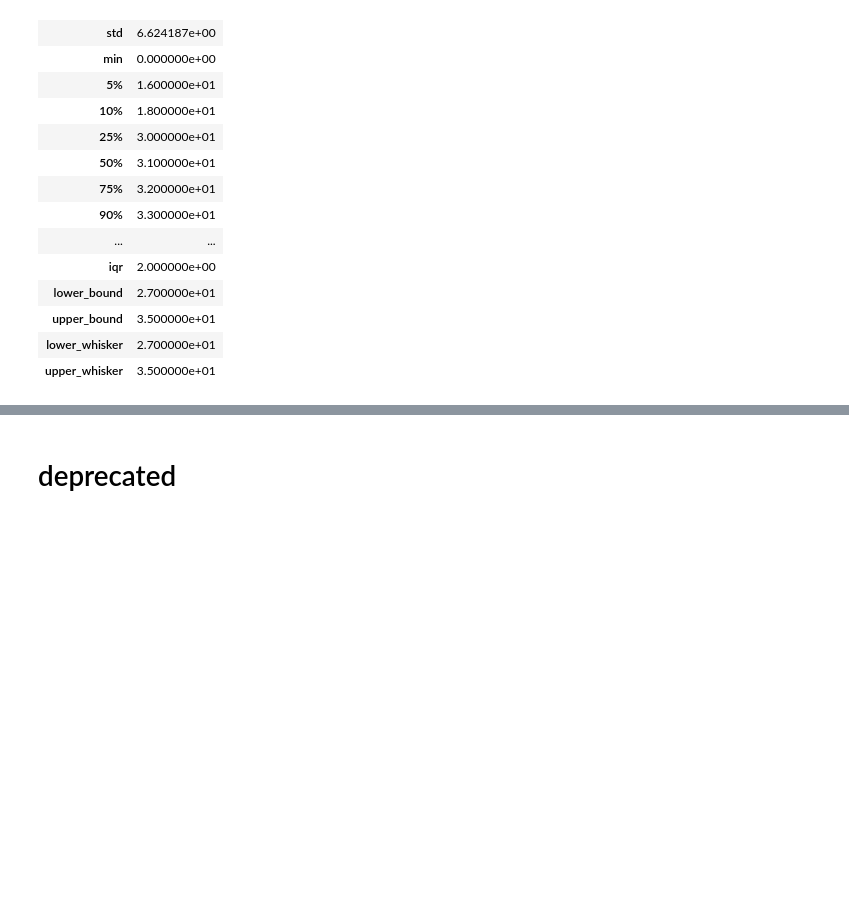
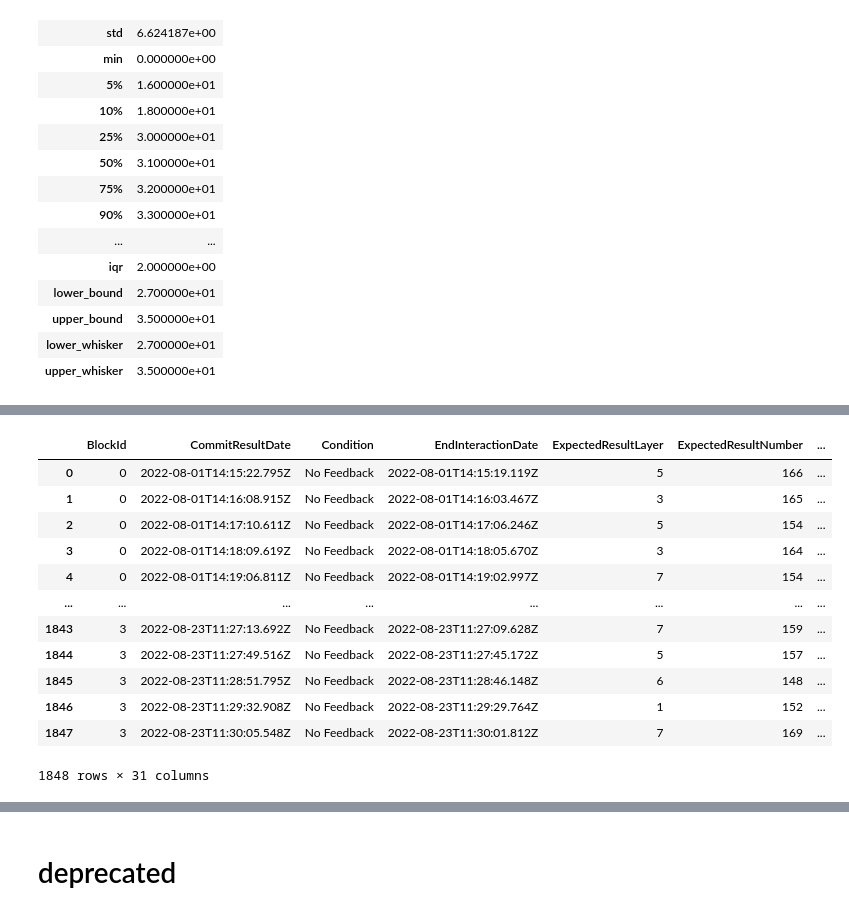
Before and after one commit to visualengineers/reflex-muc-2023, a Jupyter notebook: code/study_frametimes.ipynb, the cells around one changed output, grey strips where cells are left out. Cells and saved outputs as stored; diff of their text form; code cells hidden in the pictures; blank space fills up the shorter version.

Commit message:
compute framrate and frametime vor pipeline

```diff
--- a/code/study_frametimes.ipynb
+++ b/code/study_frametimes.ipynb
@@ -327,0 +345,23 @@ desc_complete.T.to_csv(rf'{export_data}desc_stats__framestats_complete.csv', sep
+# %%
+date_array = data_complete['Date'].values
+
+results_experiment['StartIdx'] = np.searchsorted(date_array, results_experiment['CleanedUpInteractionStart_DT'].values)
+results_experiment['EndIdx'] = np.searchsorted(date_array, results_experiment['CleanedUpInteractionEnd_DT'].values)
+results_experiment['NumFrames'] = results_experiment['EndIdx'] - results_experiment['StartIdx']
+results_experiment['FrameRate'] = results_experiment['NumFrames'] / (results_experiment['DurationMS_Cleaned'])
+
+display(results_experiment)
+# %% [output]
+|  | BlockId | CommitResultDate | Condition | EndInteractionDate | ExpectedResultLayer | ExpectedResultNumber | ... |
+| 0 | 0 | 2022-08-01T14:15:22.795Z | No Feedback | 2022-08-01T14:15:19.119Z | 5 | 166 | ... |
+| 1 | 0 | 2022-08-01T14:16:08.915Z | No Feedback | 2022-08-01T14:16:03.467Z | 3 | 165 | ... |
+| 2 | 0 | 2022-08-01T14:17:10.611Z | No Feedback | 2022-08-01T14:17:06.246Z | 5 | 154 | ... |
+| 3 | 0 | 2022-08-01T14:18:09.619Z | No Feedback | 2022-08-01T14:18:05.670Z | 3 | 164 | ... |
+| 4 | 0 | 2022-08-01T14:19:06.811Z | No Feedback | 2022-08-01T14:19:02.997Z | 7 | 154 | ... |
+| ... | ... | ... | ... | ... | ... | ... | ... |
+| 1843 | 3 | 2022-08-23T11:27:13.692Z | No Feedback | 2022-08-23T11:27:09.628Z | 7 | 159 | ... |
+| 1844 | 3 | 2022-08-23T11:27:49.516Z | No Feedback | 2022-08-23T11:27:45.172Z | 5 | 157 | ... |
+| 1845 | 3 | 2022-08-23T11:28:51.795Z | No Feedback | 2022-08-23T11:28:46.148Z | 6 | 148 | ... |
+| 1846 | 3 | 2022-08-23T11:29:32.908Z | No Feedback | 2022-08-23T11:29:29.764Z | 1 | 152 | ... |
+| 1847 | 3 | 2022-08-23T11:30:05.548Z | No Feedback | 2022-08-23T11:30:01.812Z | 7 | 169 | ... |
+1848 rows × 31 columns
```
Also changed, not shown: parts of 3 cells of this notebook, 6 other files.
